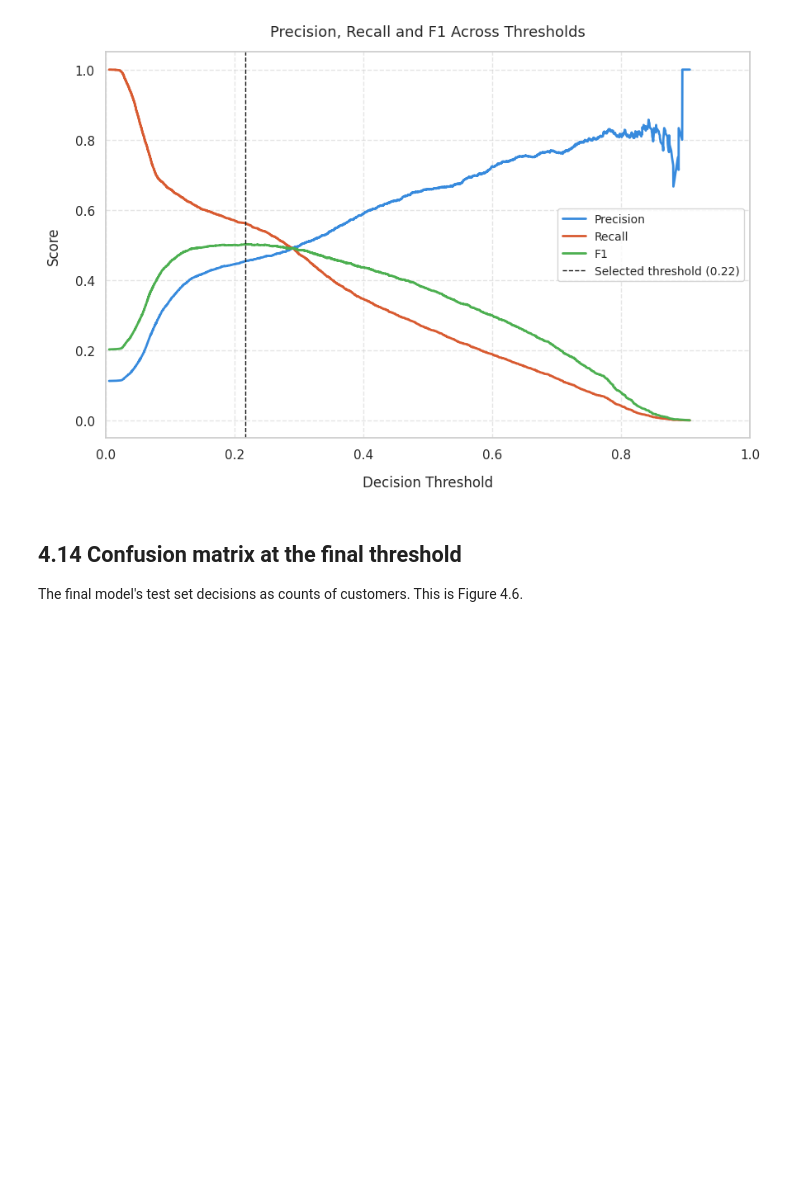
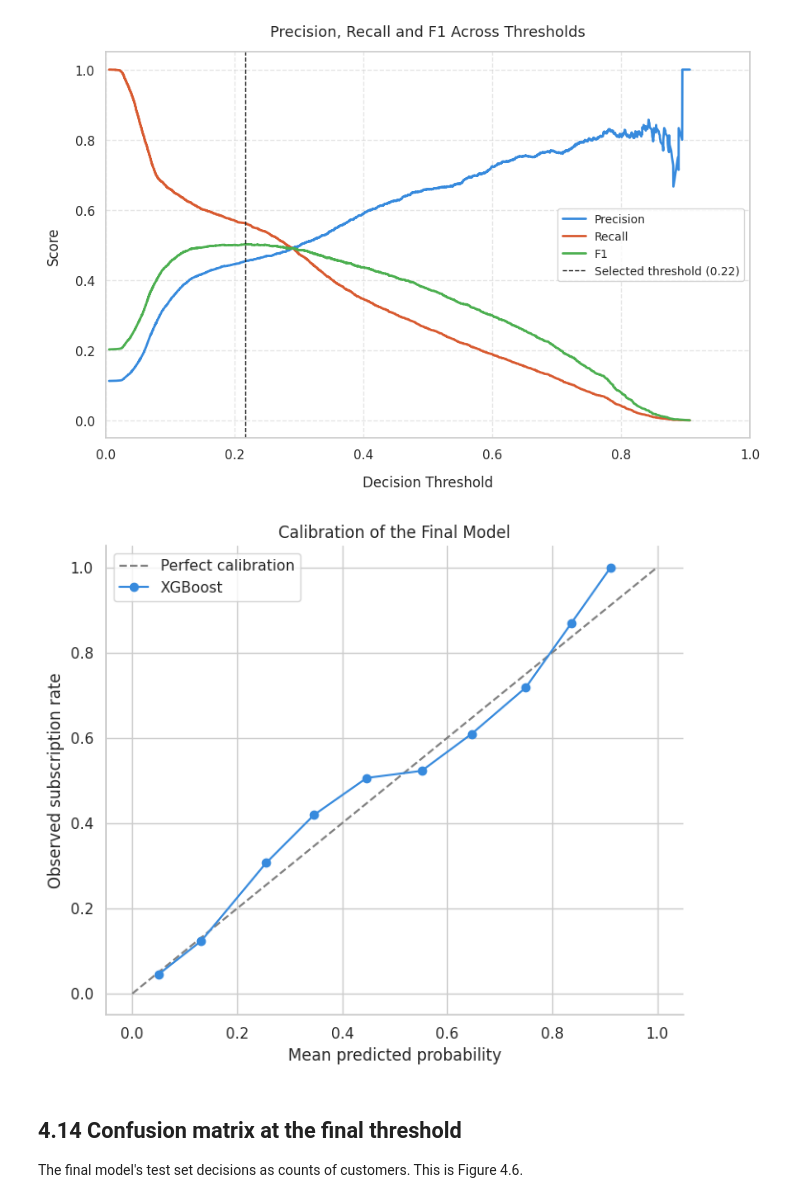
Before and after one commit to Nkengfack/Bank_marketing_ml_Classifications, a Jupyter notebook: bank_marketing_ML_performance.ipynb, the cells around one changed output. Drawn from its saved outputs; the diff is of its cells as text; code cells hidden in the pictures; blank space fills up the shorter version.

```diff
--- a/bank_marketing_ML_performance.ipynb
+++ b/bank_marketing_ML_performance.ipynb
@@ -1298,6 +1299,20 @@ plt.savefig('fig_4_5_threshold_tradeoff.png', dpi=300)
 plt.show()
 # %% [output]
 [figure]
+# %%
+from sklearn.calibration import calibration_curve
+
+prob_true, prob_pred = calibration_curve(y_test, proba_test, n_bins=10)
+fig, ax = plt.subplots(figsize=(7, 6))
+ax.plot([0, 1], [0, 1], '--', color='grey', label='Perfect calibration')
+ax.plot(prob_pred, prob_true, 'o-', color=COLOUR_NO, label='XGBoost')
+ax.set_xlabel('Mean predicted probability')
+ax.set_ylabel('Observed subscription rate')
+ax.set_title('Calibration of the Final Model')
+ax.legend(); sns.despine(top=True, right=True)
+plt.tight_layout(); plt.savefig('fig_4_6_calibration.png', dpi=300); plt.show()
+# %% [output]
+[figure, added]
 # %% [markdown]
 ## 4.14 Confusion matrix at the final threshold
 
```
Also changed, not shown: parts of 6 cells of this notebook.
